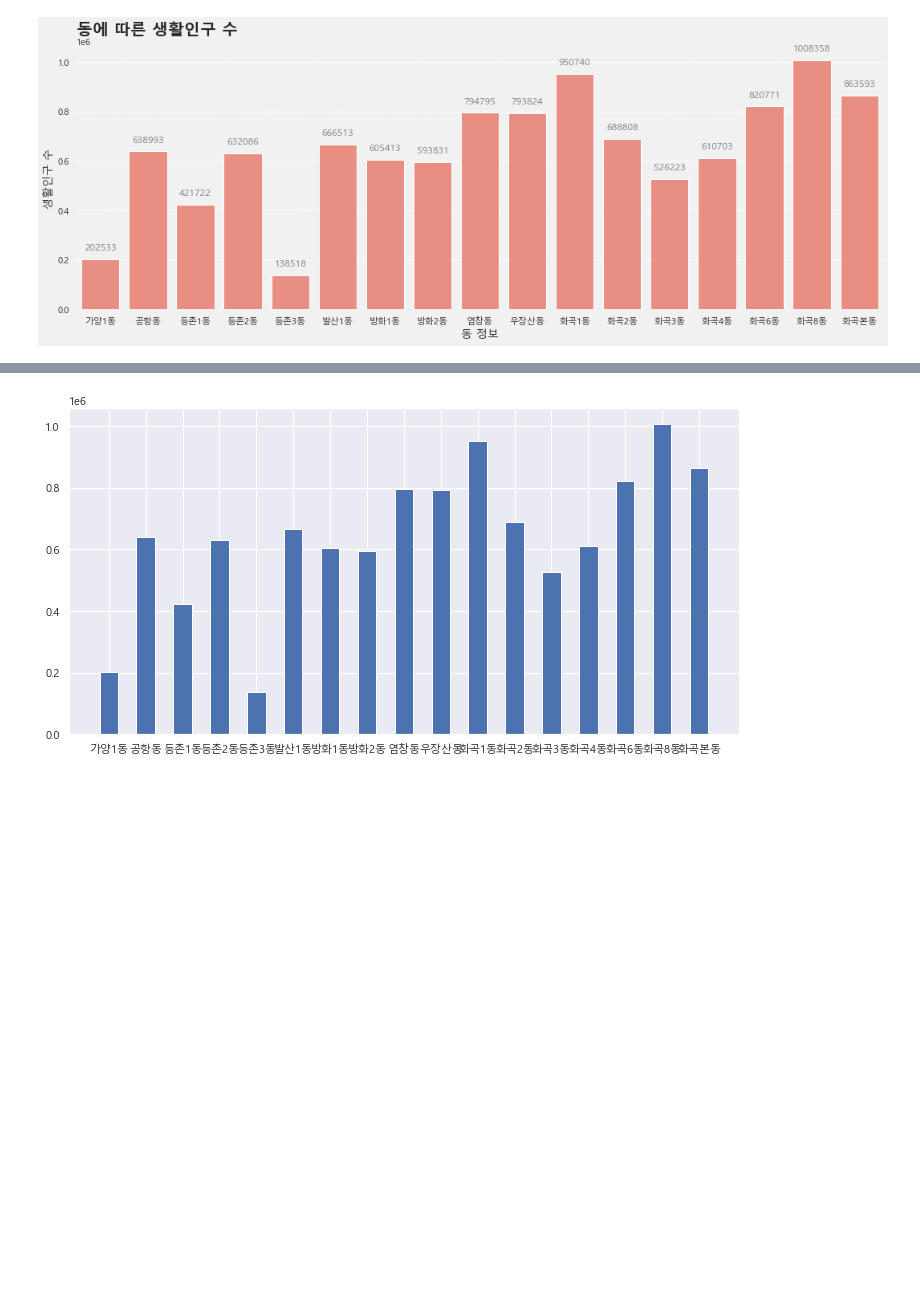
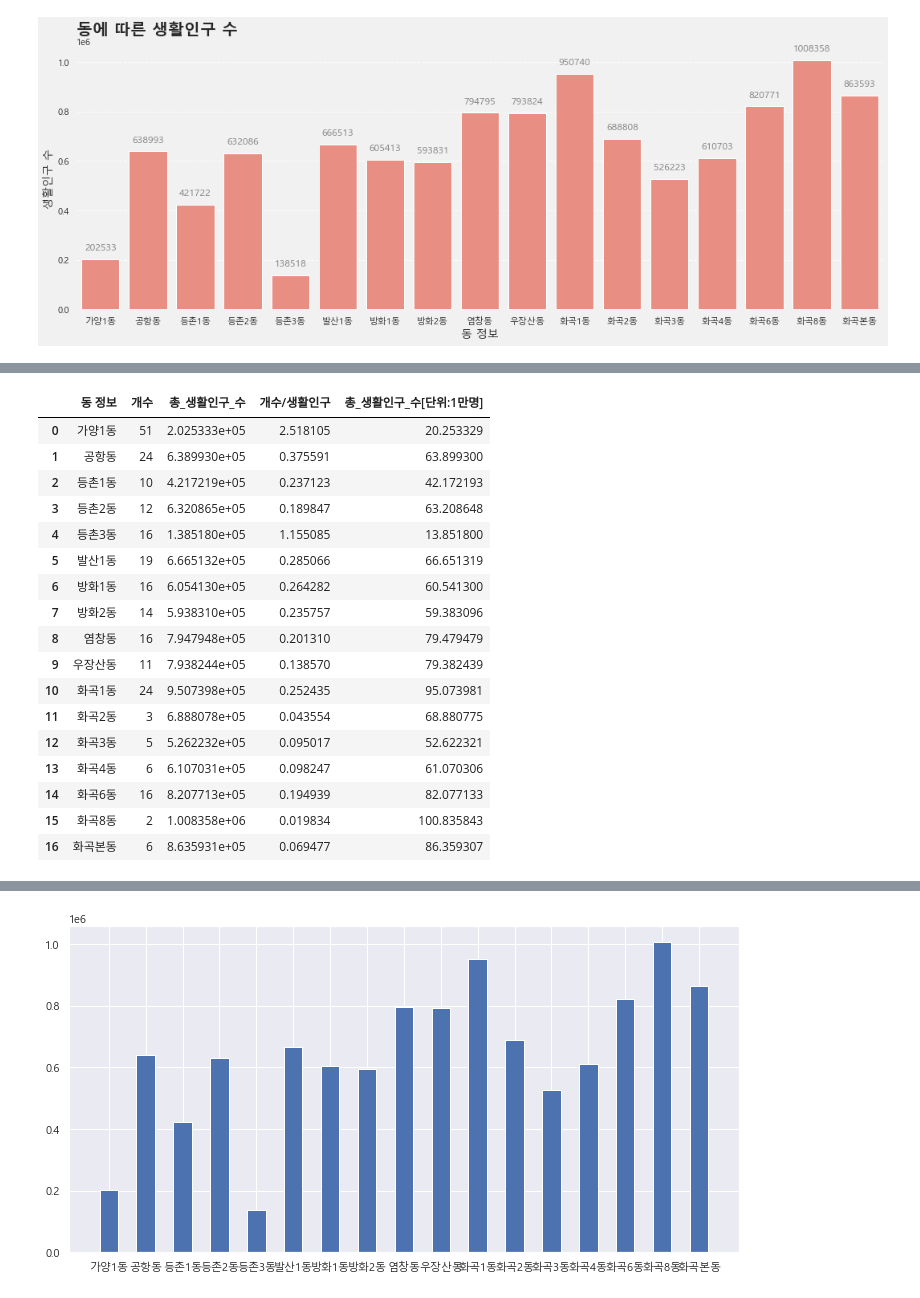
Before and after one commit to rootofdata/Sidewalk-Trash-Bins_CCTV, a Jupyter notebook: (시각화)가로쓰레기통_생활인구.ipynb, the cells around one changed output, grey strips where cells are left out. Drawn from its saved outputs; the diff is of its cells as text; code cells hidden in the pictures; blank space fills up the shorter version.

```diff
--- a/(시각화)가로쓰레기통_생활인구.ipynb
+++ b/(시각화)가로쓰레기통_생활인구.ipynb
@@ -255,0 +242,22 @@ plt.show()
+# %%
+last_df['총_생활인구_수[단위:1만명]']=last_df['총_생활인구_수']/10000
+last_df
+# %% [output]
+|  | 동 정보 | 개수 | 총_생활인구_수 | 개수/생활인구 | 총_생활인구_수[단위:1만명] |
+| 0 | 가양1동 | 51 | 2.025333e+05 | 2.518105 | 20.253329 |
+| 1 | 공항동 | 24 | 6.389930e+05 | 0.375591 | 63.899300 |
+| 2 | 등촌1동 | 10 | 4.217219e+05 | 0.237123 | 42.172193 |
+| 3 | 등촌2동 | 12 | 6.320865e+05 | 0.189847 | 63.208648 |
+| 4 | 등촌3동 | 16 | 1.385180e+05 | 1.155085 | 13.851800 |
+| 5 | 발산1동 | 19 | 6.665132e+05 | 0.285066 | 66.651319 |
+| 6 | 방화1동 | 16 | 6.054130e+05 | 0.264282 | 60.541300 |
+| 7 | 방화2동 | 14 | 5.938310e+05 | 0.235757 | 59.383096 |
+| 8 | 염창동 | 16 | 7.947948e+05 | 0.201310 | 79.479479 |
+| 9 | 우장산동 | 11 | 7.938244e+05 | 0.138570 | 79.382439 |
+| 10 | 화곡1동 | 24 | 9.507398e+05 | 0.252435 | 95.073981 |
+| 11 | 화곡2동 | 3 | 6.888078e+05 | 0.043554 | 68.880775 |
+| 12 | 화곡3동 | 5 | 5.262232e+05 | 0.095017 | 52.622321 |
+| 13 | 화곡4동 | 6 | 6.107031e+05 | 0.098247 | 61.070306 |
+| 14 | 화곡6동 | 16 | 8.207713e+05 | 0.194939 | 82.077133 |
+| 15 | 화곡8동 | 2 | 1.008358e+06 | 0.019834 | 100.835843 |
+| 16 | 화곡본동 | 6 | 8.635931e+05 | 0.069477 | 86.359307 |
```
Also changed, not shown: parts of 5 cells of this notebook, 2 other files.
